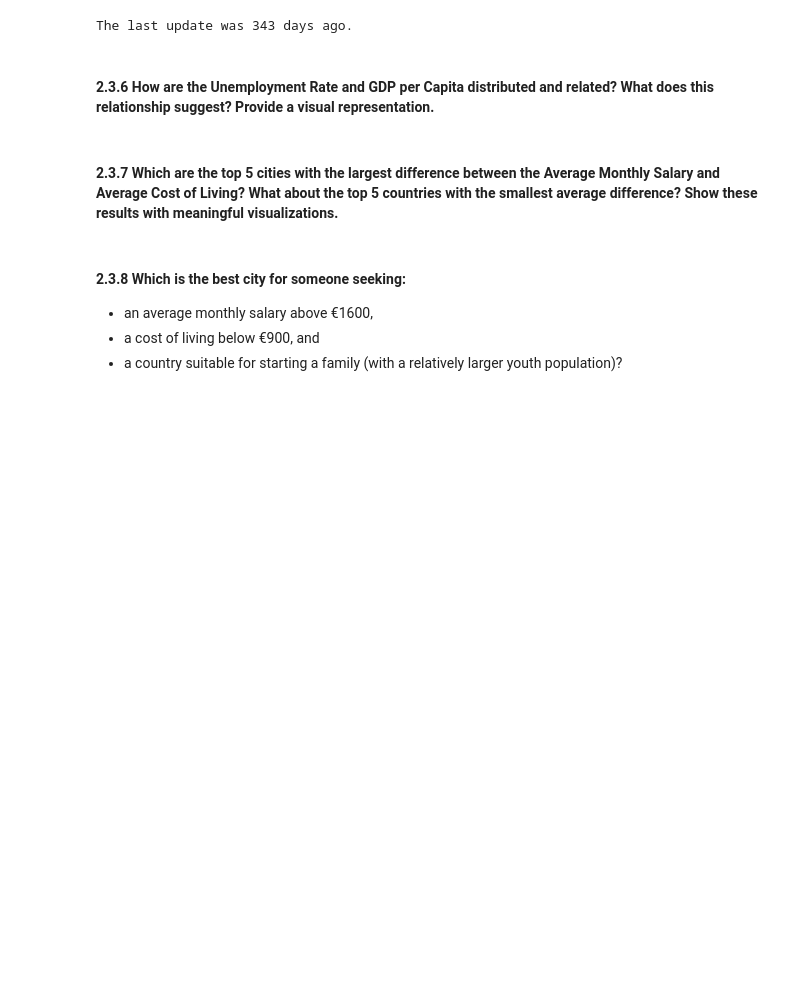
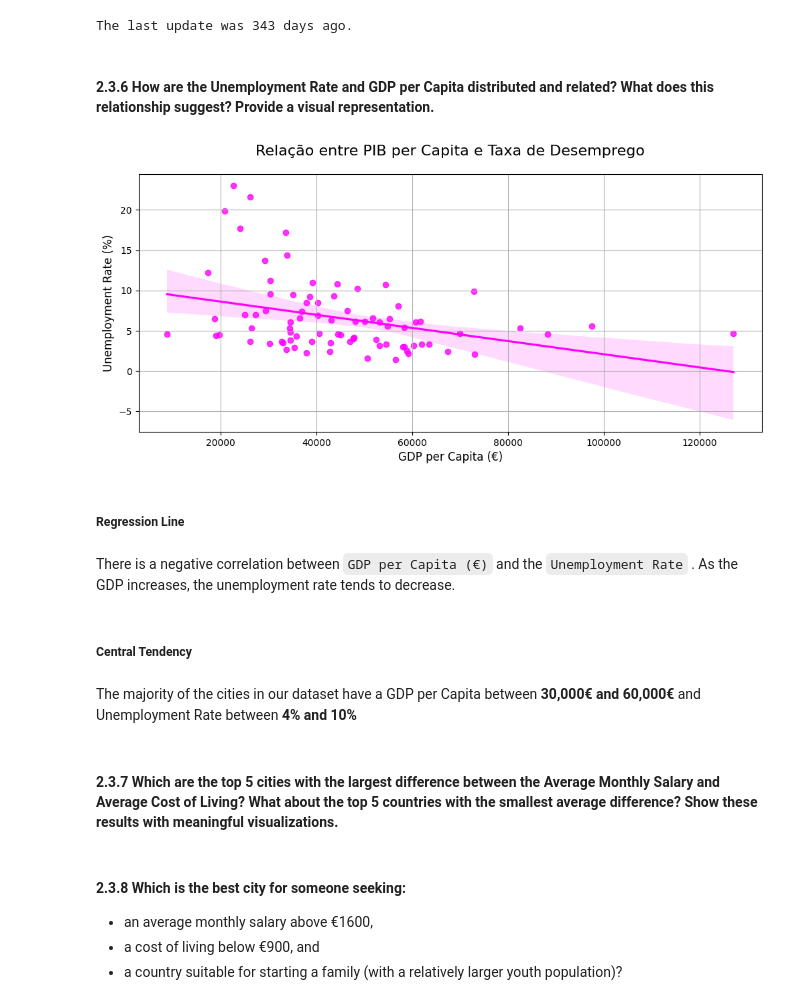
Before and after one commit to tiago2806/PDS_Project, a Jupyter notebook: ProjetoProg.ipynb, the cells around one changed output. Drawn from its saved outputs; the diff is of its cells as text; code cells hidden in the pictures; blank space fills up the shorter version.

```diff
--- a/ProjetoProg.ipynb
+++ b/ProjetoProg.ipynb
@@ -425,6 +425,26 @@ print(f'The last update was {days_since_update} days ago.')
 The last update was 343 days ago.
 # %% [markdown]
 #### **2.3.6** How are the Unemployment Rate and GDP per Capita distributed and related? What does this relationship suggest? Provide a **visual representation**.
+# %%
+plt.figure(figsize=(12, 5))
+#regplot includes the regression line
+sns.regplot(x=dataset['GDP per Capita (€)'], y=dataset['Unemployment Rate'], color='#FF00FE')
+plt.grid(True)
+plt.title('Relação entre PIB per Capita e Taxa de Desemprego', fontsize=16, pad=20)
+plt.xlabel('GDP per Capita (€)', fontsize=12)
+plt.ylabel('Unemployment Rate (%)', fontsize=12)
+
+plt.show()
+# %% [output]
+[figure, added]
+# %% [markdown]
+##### **Regression Line**
+# %% [markdown]
+There is a negative correlation between `GDP per Capita (€)` and the `Unemployment Rate` . As the GDP increases, the unemployment rate tends to decrease.
+# %% [markdown]
+##### **Central Tendency**
+# %% [markdown]
+The majority of the cities in our dataset have a GDP per Capita between **30,000€ and 60,000€** and Unemployment Rate between **4% and 10%**
 # %% [markdown]
 #### **2.3.7** Which are the top 5 cities with the largest difference between the Average Monthly Salary and Average Cost of Living? What about the top 5 countries with the smallest average difference? Show these results with meaningful visualizations.
 # %% [markdown]
```
